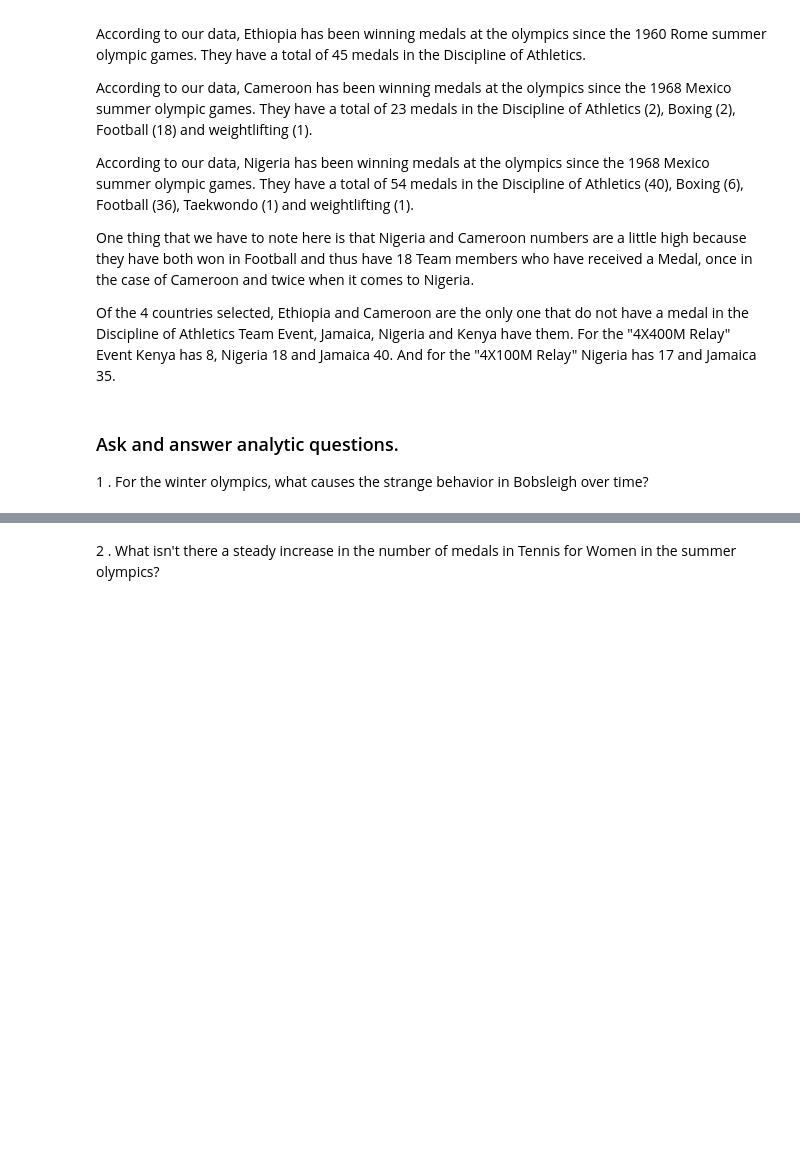
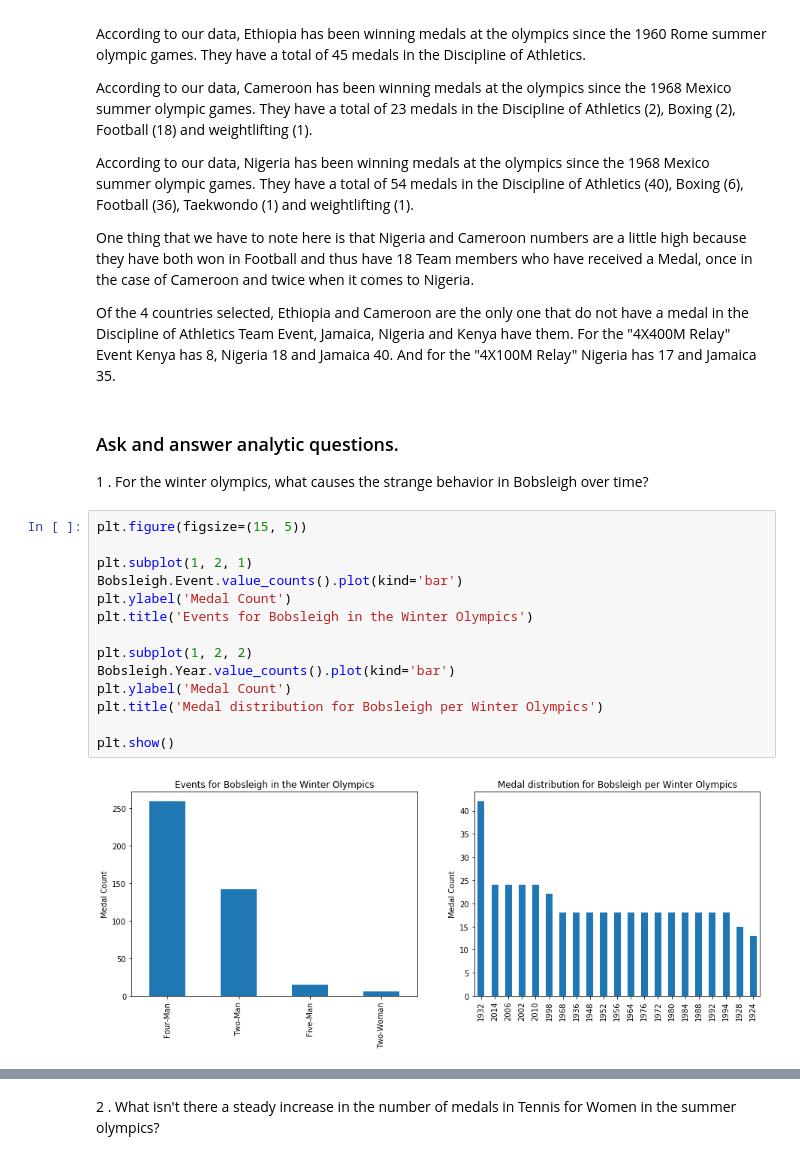
Before and after one commit to mguemon/Thinkful-, a Jupyter notebook: PrepCourseCapstone.ipynb, the cells around one changed output, grey strips where cells are left out. Cells and saved outputs as stored; diff of their text form; blank space fills up the shorter version.

```diff
--- a/PrepCourseCapstone.ipynb
+++ b/PrepCourseCapstone.ipynb
@@ -516,3 +516,19 @@ Of the 4 countries selected, Ethiopia and Cameroon are the only one that do not
 ### Ask and answer analytic questions.
 
 1 . For the winter olympics, what causes the strange behavior in Bobsleigh over time?
+# %%
+plt.figure(figsize=(15, 5))
+
+plt.subplot(1, 2, 1)
+Bobsleigh.Event.value_counts().plot(kind='bar')
+plt.ylabel('Medal Count')
+plt.title('Events for Bobsleigh in the Winter Olympics')
+
+plt.subplot(1, 2, 2)
+Bobsleigh.Year.value_counts().plot(kind='bar')
+plt.ylabel('Medal Count')
+plt.title('Medal distribution for Bobsleigh per Winter Olympics')
+
+plt.show()
+# %% [output]
+[figure, added]
```
Also changed, not shown: parts of 33 cells of this notebook.
